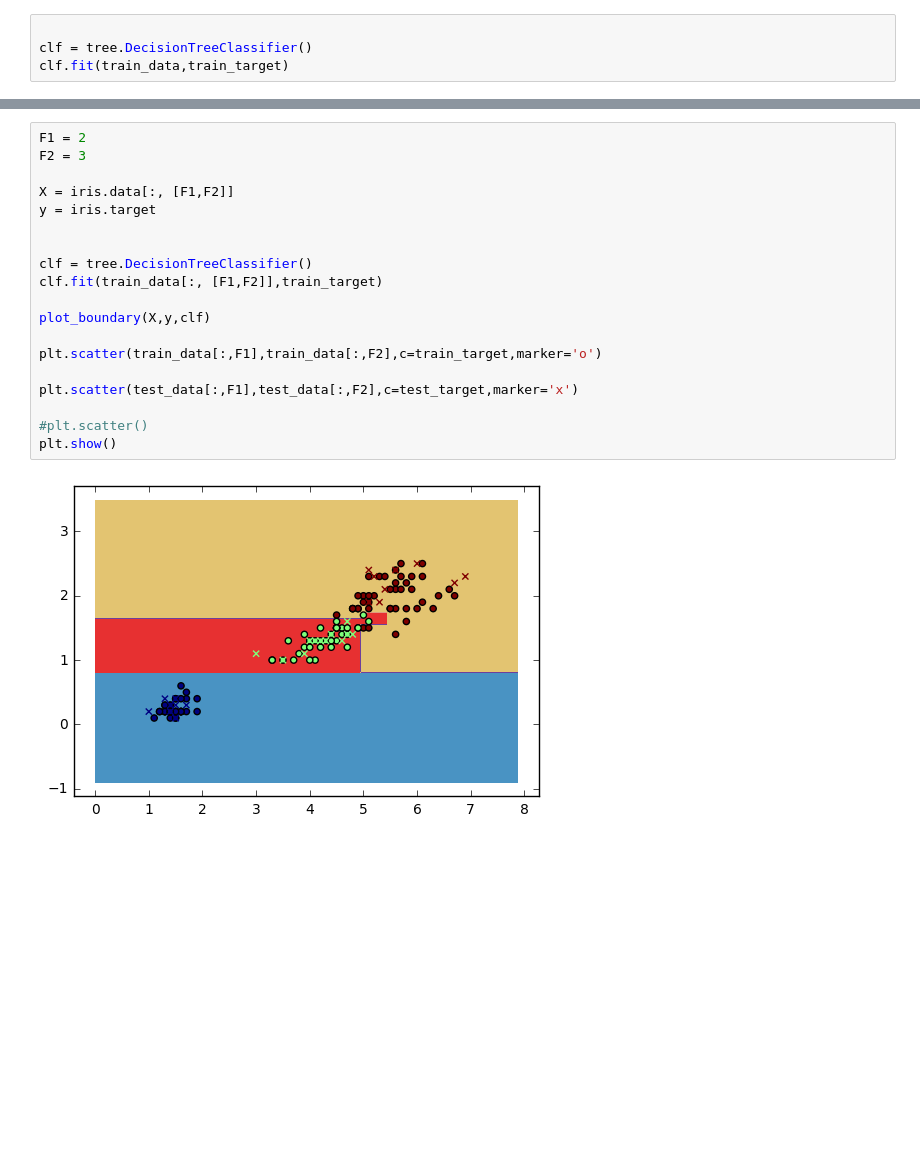
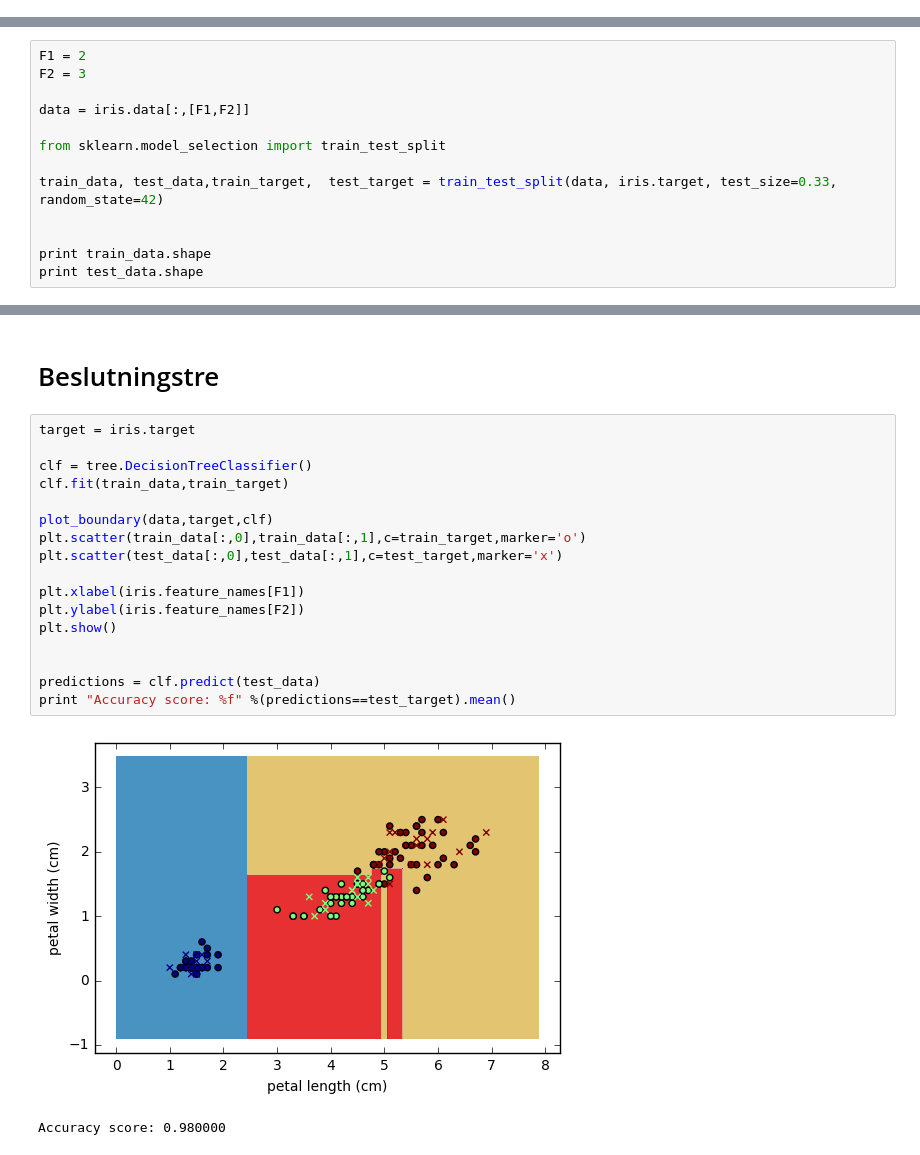
Before and after one commit to MarieRoald/MLkurs, a Jupyter notebook: notebooks/iris.ipynb, the cells around one changed output, grey strips where cells are left out. Cells and saved outputs as stored; diff of their text form; blank space fills up the shorter version.

```diff
--- a/notebooks/iris.ipynb
+++ b/notebooks/iris.ipynb
@@ -30,4 +14,0 @@ test_target = iris.target[test_idx]
-# %%
-
-clf = tree.DecisionTreeClassifier()
-clf.fit(train_data,train_target)
@@ -52,0 +18,13 @@ Accuracy score: 1.000000
+# %%
+F1 = 2
+F2 = 3
+
+data = iris.data[:,[F1,F2]]
+
+from sklearn.model_selection import train_test_split
+
+train_data, test_data,train_target,  test_target = train_test_split(data, iris.target, test_size=0.33, random_state=42)
+
+
+print train_data.shape
+print test_data.shape
@@ -68,24 +54,25 @@ def plot_boundary(X,y,clf,plot_step = 0.02):
     Z = clf.predict(np.c_[xx.ravel(), yy.ravel()])
     Z = Z.reshape(xx.shape)
     cs = plt.contourf(xx, yy, Z, cmap=plt.cm.Paired)
+# %% [markdown]
+# Beslutningstre
 # %%
-F1 = 2
-F2 = 3
+target = iris.target
 
-X = iris.data[:, [F1,F2]]
-y = iris.target
+clf = tree.DecisionTreeClassifier()
+clf.fit(train_data,train_target)
+
+plot_boundary(data,target,clf)
+plt.scatter(train_data[:,0],train_data[:,1],c=train_target,marker='o')
+plt.scatter(test_data[:,0],test_data[:,1],c=test_target,marker='x')
+
+plt.xlabel(iris.feature_names[F1])
+plt.ylabel(iris.feature_names[F2])
+plt.show()
 
 
-clf = tree.DecisionTreeClassifier()
-clf.fit(train_data[:, [F1,F2]],train_target)
-
-plot_boundary(X,y,clf)
-
-plt.scatter(train_data[:,F1],train_data[:,F2],c=train_target,marker='o')
-
-plt.scatter(test_data[:,F1],test_data[:,F2],c=test_target,marker='x')
-
-#plt.scatter()
-plt.show()
+predictions = clf.predict(test_data)
+print "Accuracy score: %f" %(predictions==test_target).mean()
 # %% [output]
-[figure, old version]
+[figure, new version]
+Accuracy score: 0.980000
```
Also changed, not shown: parts of 18 cells of this notebook, 1 other file.
